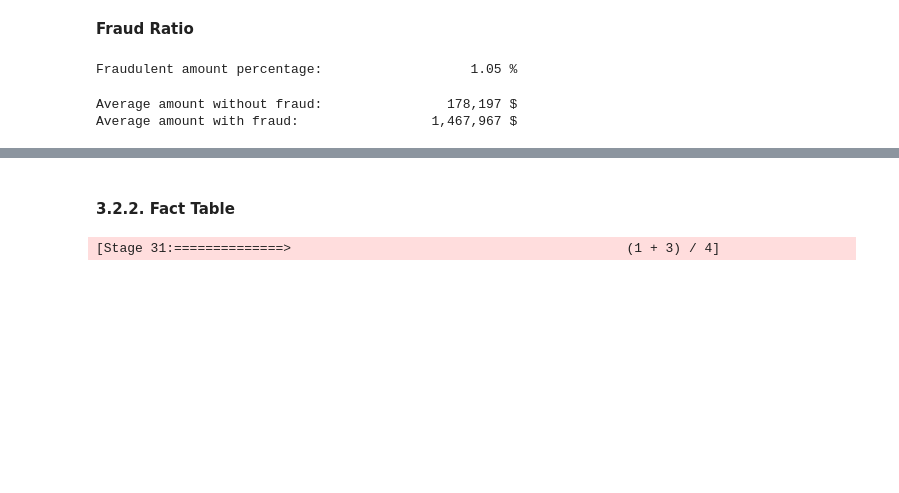
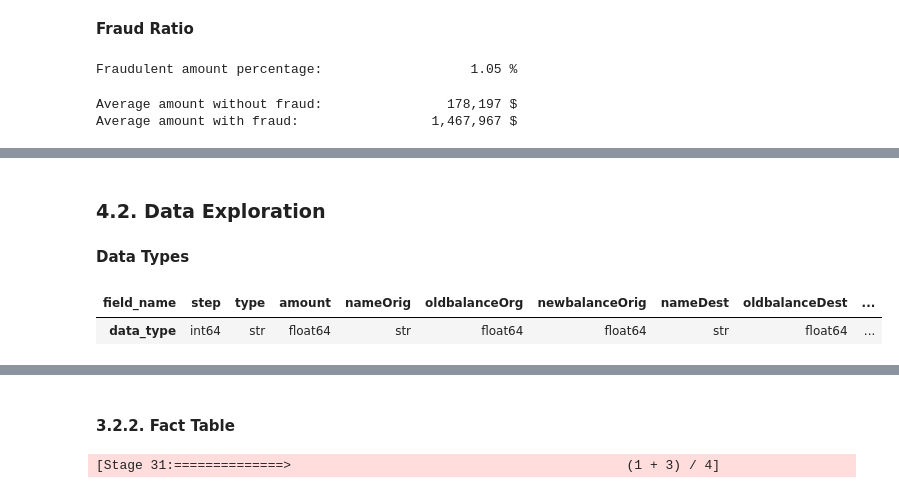
Before and after one commit to JeanRosselVallee/Kafka_Fraud, a Jupyter notebook: src/nbook_data_explorer.ipynb, the cells around one changed output, grey strips where cells are left out. Cells and saved outputs as stored; diff of their text form; code cells hidden in the pictures; blank space fills up the shorter version.

```diff
--- a/src/nbook_data_explorer.ipynb
+++ b/src/nbook_data_explorer.ipynb
@@ -251,0 +254,10 @@ pdf_fact = pdf_fact.filter(~f.col("user_session").isin(list_dupl_sessions))
+# %% [markdown]
+### 4.2. Data Exploration
+# %% [markdown]
+**Data Types**
+# %%
+pandas.DataFrame(pdf_transactions.dtypes
+                 .rename_axis('field_name'), columns=["data_type"]).T
+# %% [output]
+| field_name | step | type | amount | nameOrig | oldbalanceOrg | newbalanceOrig | nameDest | oldbalanceDest | ... |
+| data_type | int64 | str | float64 | str | float64 | float64 | str | float64 | ... |
```
Also changed, not shown: parts of 66 cells of this notebook, 2 other files.
